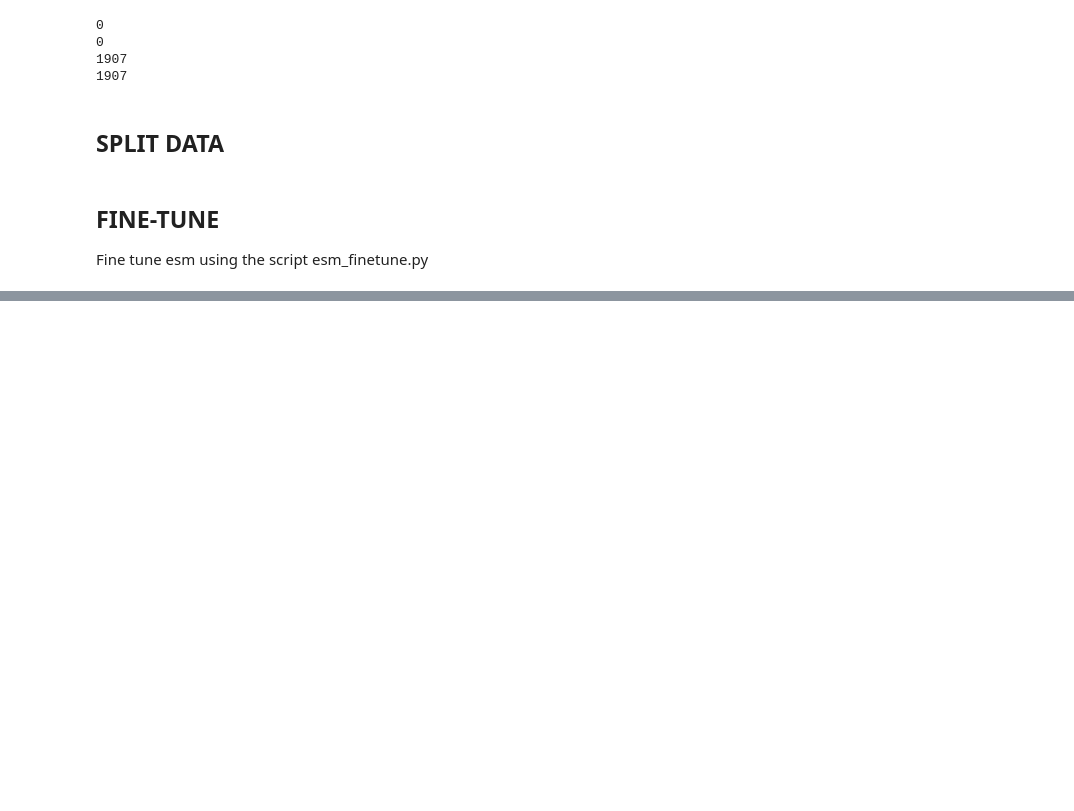
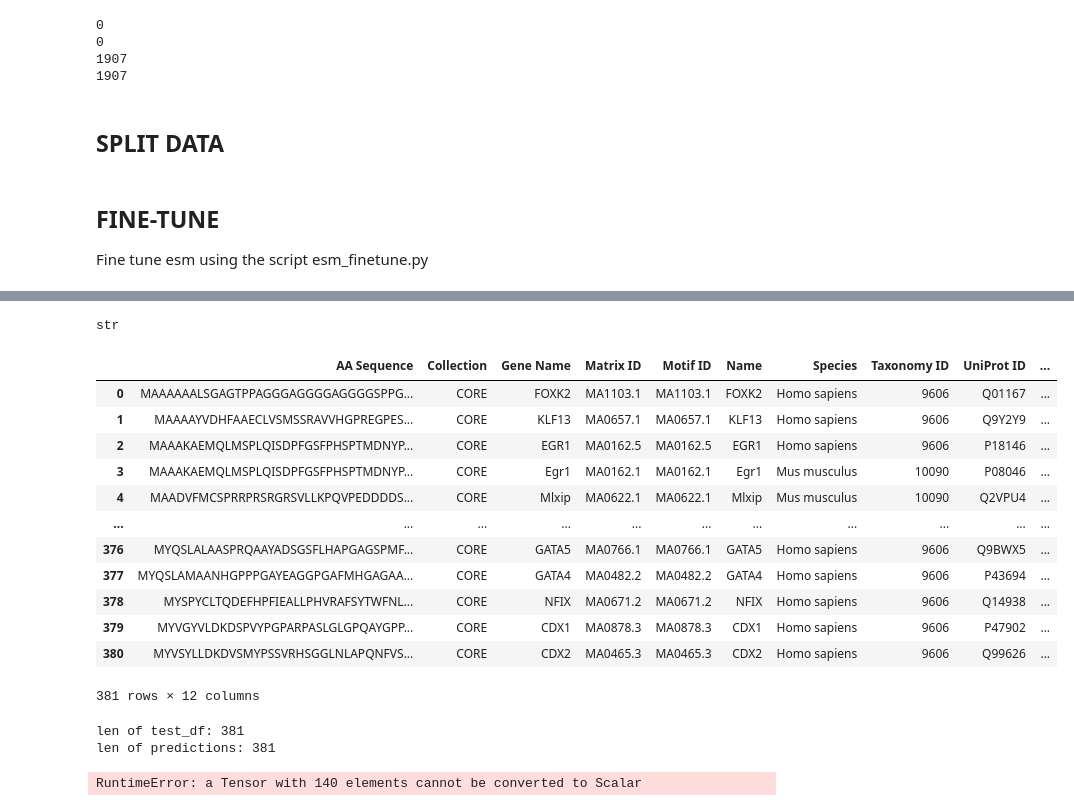
Before and after one commit to antonthieme/TabulaSapiens, a Jupyter notebook: notebooks/003-esm.ipynb, the cells around one changed output, grey strips where cells are left out. Cells and saved outputs as stored; diff of their text form; code cells hidden in the pictures; blank space fills up the shorter version.

```diff
--- a/notebooks/003-esm.ipynb
+++ b/notebooks/003-esm.ipynb
@@ -167,0 +485,33 @@ Fine tune esm using the script esm_finetune.py
+# %%
+test_df = pd.read_csv("../data/esm/test_data.csv")
+test_df["prediction"] = None
+type(test_df['pwm'][0])
+# %% [output]
+str
+# %%
+test_df
+# %% [output]
+|  | AA Sequence | Collection | Gene Name | Matrix ID | Motif ID | Name | Species | Taxonomy ID | UniProt ID | ... |
+| 0 | MAAAAAALSGAGTPPAGGGAGGGGAGGGGSPPG... | CORE | FOXK2 | MA1103.1 | MA1103.1 | FOXK2 | Homo sapiens | 9606 | Q01167 | ... |
+| 1 | MAAAAYVDHFAAECLVSMSSRAVVHGPREGPES... | CORE | KLF13 | MA0657.1 | MA0657.1 | KLF13 | Homo sapiens | 9606 | Q9Y2Y9 | ... |
+| 2 | MAAAKAEMQLMSPLQISDPFGSFPHSPTMDNYP... | CORE | EGR1 | MA0162.5 | MA0162.5 | EGR1 | Homo sapiens | 9606 | P18146 | ... |
+| 3 | MAAAKAEMQLMSPLQISDPFGSFPHSPTMDNYP... | CORE | Egr1 | MA0162.1 | MA0162.1 | Egr1 | Mus musculus | 10090 | P08046 | ... |
+| 4 | MAADVFMCSPRRPRSRGRSVLLKPQVPEDDDDS... | CORE | Mlxip | MA0622.1 | MA0622.1 | Mlxip | Mus musculus | 10090 | Q2VPU4 | ... |
+| ... | ... | ... | ... | ... | ... | ... | ... | ... | ... | ... |
+| 376 | MYQSLALAASPRQAAYADSGSFLHAPGAGSPMF... | CORE | GATA5 | MA0766.1 | MA0766.1 | GATA5 | Homo sapiens | 9606 | Q9BWX5 | ... |
+| 377 | MYQSLAMAANHGPPPGAYEAGGPGAFMHGAGAA... | CORE | GATA4 | MA0482.2 | MA0482.2 | GATA4 | Homo sapiens | 9606 | P43694 | ... |
+| 378 | MYSPYCLTQDEFHPFIEALLPHVRAFSYTWFNL... | CORE | NFIX | MA0671.2 | MA0671.2 | NFIX | Homo sapiens | 9606 | Q14938 | ... |
+| 379 | MYVGYVLDKDSPVYPGPARPASLGLGPQAYGPP... | CORE | CDX1 | MA0878.3 | MA0878.3 | CDX1 | Homo sapiens | 9606 | P47902 | ... |
+| 380 | MYVSYLLDKDVSMYPSSVRHSGGLNLAPQNFVS... | CORE | CDX2 | MA0465.3 | MA0465.3 | CDX2 | Homo sapiens | 9606 | Q99626 | ... |
+381 rows × 12 columns
+# %%
+print(f'len of test_df: {len(test_df)}')
+print(f'len of predictions: {len(predictions["17536149"])}')
+# %% [output]
+len of test_df: 381
+len of predictions: 381
+# %%
+test_df['prediction'] = [pred.item() for pred in predictions['17536149']]
+test_df
+# %% [output]
+RuntimeError: a Tensor with 140 elements cannot be converted to Scalar
```
Also changed, not shown: parts of 13 cells of this notebook, 2 other files.
